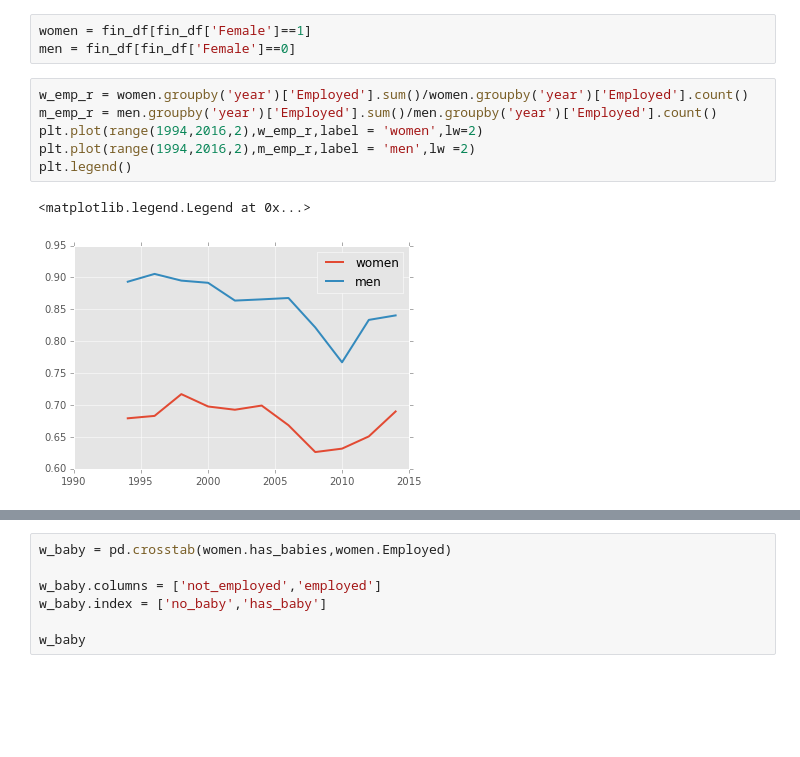
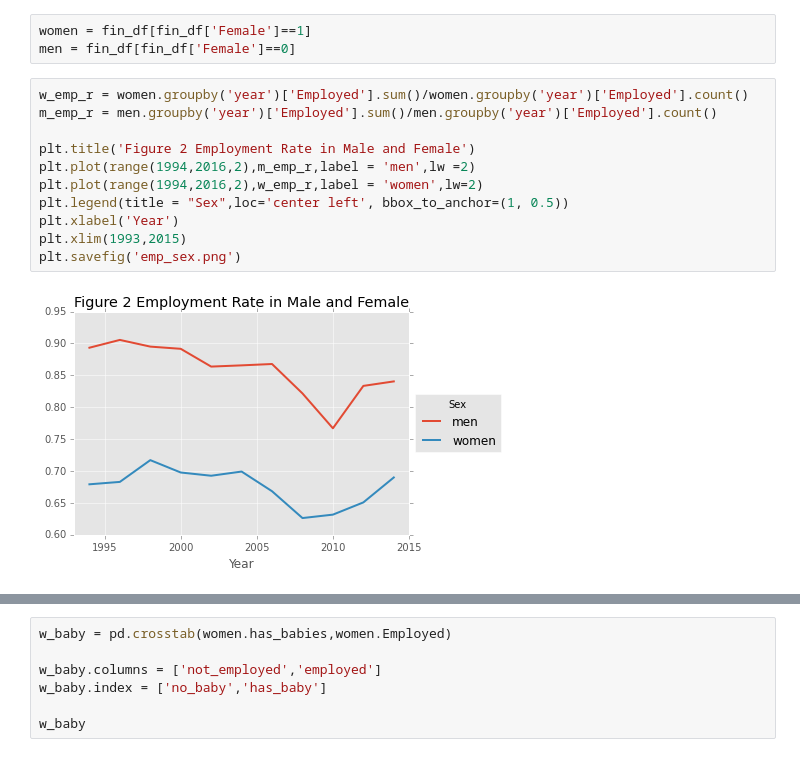
Before and after one commit to banjopickin/women_workforce, a Jupyter notebook: step1_tidy_employ.ipynb, the cells around one changed output, grey strips where cells are left out. Drawn from its saved outputs; the diff is of its cells as text; blank space fills up the shorter version.

Commit message:
employment report in progress

```diff
--- a/step1_tidy_employ.ipynb
+++ b/step1_tidy_employ.ipynb
@@ -334,9 +334,13 @@ men = fin_df[fin_df['Female']==0]
 # %%
 w_emp_r = women.groupby('year')['Employed'].sum()/women.groupby('year')['Employed'].count()
 m_emp_r = men.groupby('year')['Employed'].sum()/men.groupby('year')['Employed'].count()
+
+plt.title('Figure 2 Employment Rate in Male and Female')
+plt.plot(range(1994,2016,2),m_emp_r,label = 'men',lw =2)
 plt.plot(range(1994,2016,2),w_emp_r,label = 'women',lw=2)
-plt.plot(range(1994,2016,2),m_emp_r,label = 'men',lw =2)
-plt.legend()
+plt.legend(title = "Sex",loc='center left', bbox_to_anchor=(1, 0.5))
+plt.xlabel('Year')
+plt.xlim(1993,2015)
+plt.savefig('emp_sex.png')
 # %% [output]
-<matplotlib.legend.Legend at 0x...>
-[figure, old version]
+[figure, new version]
```
Also changed, not shown: parts of 2 cells of this notebook, 4 other files.
